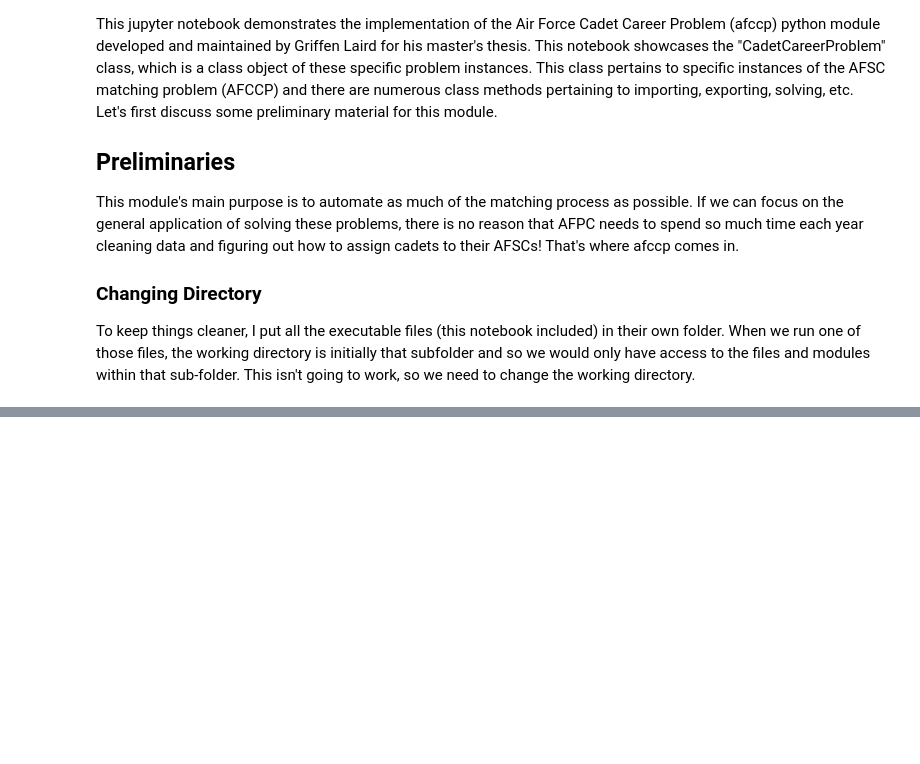
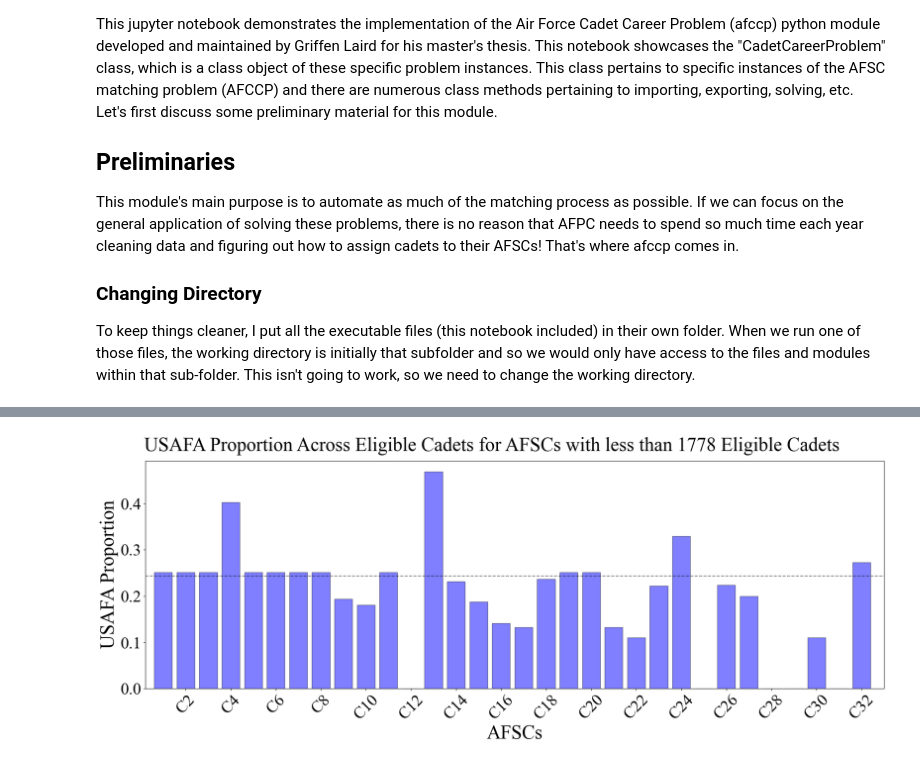
Before and after one commit to dglaird/afccp, a Jupyter notebook: afccp/executables/examples/afccp_example.ipynb, the cells around one changed output, grey strips where cells are left out. Saved outputs shown, nothing was run; the diff lists cells and outputs as text; code cells hidden in the pictures; blank space fills up the shorter version.

```diff
--- a/afccp/executables/examples/afccp_example.ipynb
+++ b/afccp/executables/examples/afccp_example.ipynb
@@ -42,0 +172,4 @@ We also print out whether or not we have the "Sensitive" data folder. Since I ul
+# %%
+chart = instance.display_data_graph('USAFA Proportion', bar_color='blue', figsize=figsize)
+# %% [output]
+[figure, added]
```
Also changed, not shown: parts of 69 cells of this notebook.
